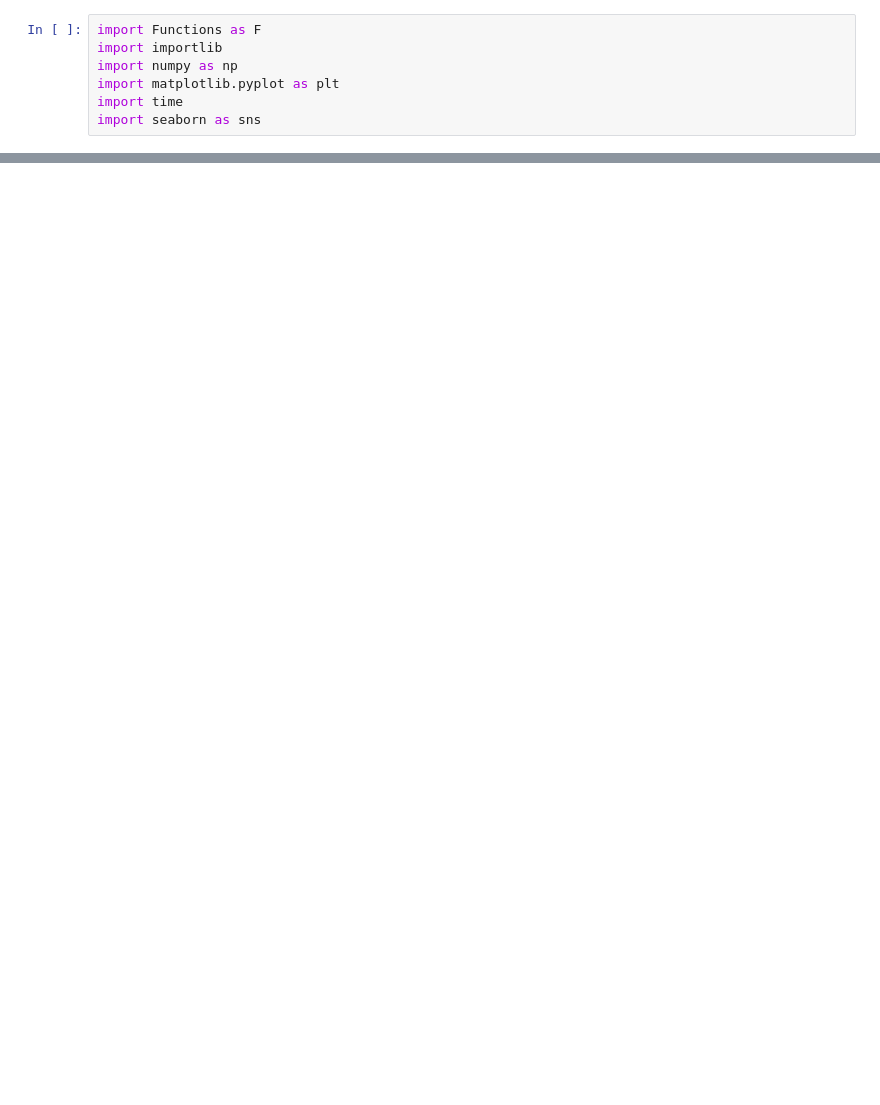
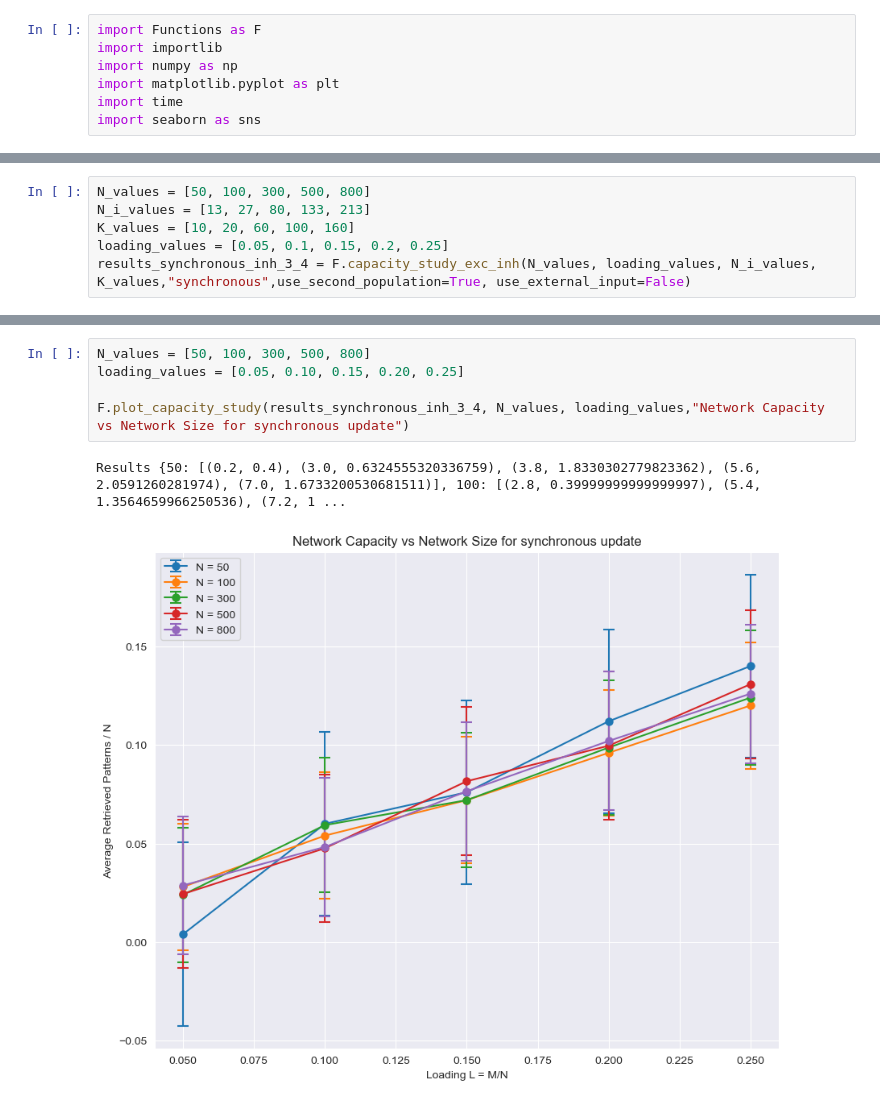
Before and after one commit to AdrienFeillard/CNNN-project, a Jupyter notebook: Exo3.ipynb, the cells around one changed output, grey strips where cells are left out. Cells and saved outputs as stored; diff of their text form; blank space fills up the shorter version.

```diff
--- a/Exo3.ipynb
+++ b/Exo3.ipynb
@@ -49,0 +81,6 @@ ValueError: p < 0, p > 1 or p contains NaNs
+# %%
+N_values = [50, 100, 300, 500, 800]
+N_i_values = [13, 27, 80, 133, 213]
+K_values = [10, 20, 60, 100, 160]
+loading_values = [0.05, 0.1, 0.15, 0.2, 0.25]
+results_synchronous_inh_3_4 = F.capacity_study_exc_inh(N_values, loading_values, N_i_values, K_values,"synchronous",use_second_population=True, use_external_input=False)
@@ -49,0 +105,8 @@ ValueError: p < 0, p > 1 or p contains NaNs
+# %%
+N_values = [50, 100, 300, 500, 800]
+loading_values = [0.05, 0.10, 0.15, 0.20, 0.25]
+
+F.plot_capacity_study(results_synchronous_inh_3_4, N_values, loading_values,"Network Capacity vs Network Size for synchronous update")
+# %% [output]
+Results {50: [(0.2, 0.4), (3.0, 0.6324555320336759), (3.8, 1.8330302779823362), (5.6, 2.0591260281974), (7.0, 1.6733200530681511)], 100: [(2.8, 0.39999999999999997), (5.4, 1.3564659966250536), (7.2, 1 ...
+[figure, added]
```
Also changed, not shown: parts of 7 cells of this notebook.
